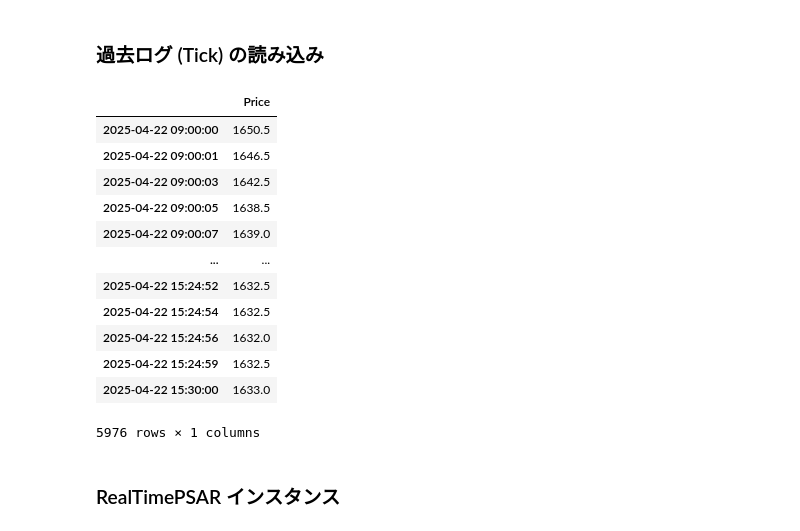
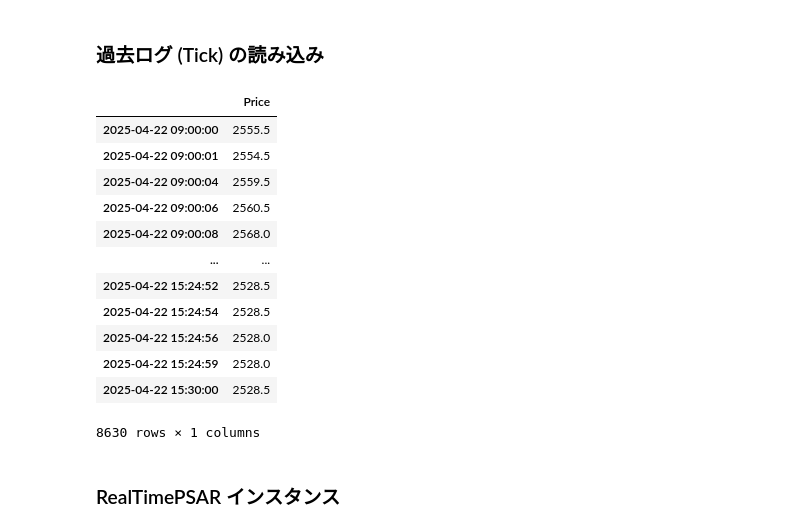
Before and after one commit to bitwalk123/day_trade_simulator, a Jupyter notebook: jupyter/test_001_psar.ipynb, the cells around one changed output. Cells and saved outputs as stored; diff of their text form; code cells hidden in the pictures.

```diff
--- a/jupyter/test_001_psar.ipynb
+++ b/jupyter/test_001_psar.ipynb
@@ -25,35 +25,36 @@ from funcs.preprocs_no_qt import get_date_formatted
 from tech.rtpsar import RealTimePSAR
 # %% [markdown]
 ### 過去ログ (Tick) の読み込み
+# %%
+code = '7011'
+#code = '7203'
+#code = '8306'
+dateStr = '20250422'
 # %%
-#code = '7011'
-#code = '7203'
-code = '8306'
-dateStr = '20250422'
 dateFmt = get_date_formatted(dateStr)
 tick_excel = '../excel/trader_%s.xlsm' % dateStr
 sheet = 'tick_%s' % code
 df = pd.read_excel(tick_excel, sheet_name=sheet)
 
 # Tick データを Matplotlib で扱いやすいように整形
 list_datetime = [pd.to_datetime('%s %s'% (dateStr, t)) for t in df['Time']]
 df.index = list_datetime
 df = pd.DataFrame(df['Price'])
 df
 # %% [output]
 |  | Price |
-| 2025-04-22 09:00:00 | 1650.5 |
-| 2025-04-22 09:00:01 | 1646.5 |
-| 2025-04-22 09:00:03 | 1642.5 |
-| 2025-04-22 09:00:05 | 1638.5 |
-| 2025-04-22 09:00:07 | 1639.0 |
+| 2025-04-22 09:00:00 | 2555.5 |
+| 2025-04-22 09:00:01 | 2554.5 |
+| 2025-04-22 09:00:04 | 2559.5 |
+| 2025-04-22 09:00:06 | 2560.5 |
+| 2025-04-22 09:00:08 | 2568.0 |
 | ... | ... |
-| 2025-04-22 15:24:52 | 1632.5 |
-| 2025-04-22 15:24:54 | 1632.5 |
-| 2025-04-22 15:24:56 | 1632.0 |
-| 2025-04-22 15:24:59 | 1632.5 |
-| 2025-04-22 15:30:00 | 1633.0 |
+| 2025-04-22 15:24:52 | 2528.5 |
+| 2025-04-22 15:24:54 | 2528.5 |
+| 2025-04-22 15:24:56 | 2528.0 |
+| 2025-04-22 15:24:59 | 2528.0 |
+| 2025-04-22 15:30:00 | 2528.5 |
-5976 rows × 1 columns
+8630 rows × 1 columns
 # %% [markdown]
 ### RealTimePSAR インスタンス
 # %%
```
Also changed, not shown: parts of 2 cells of this notebook.
